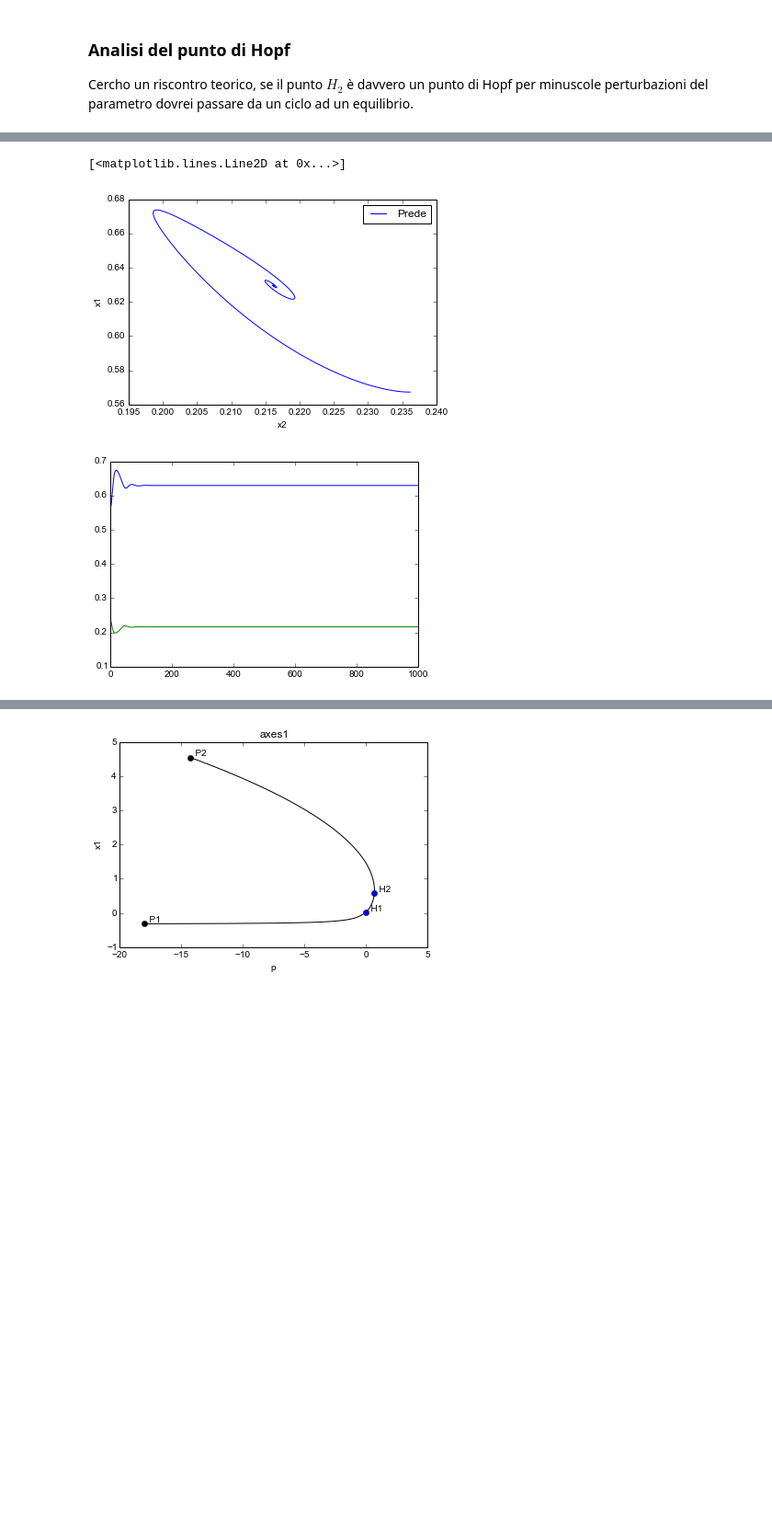
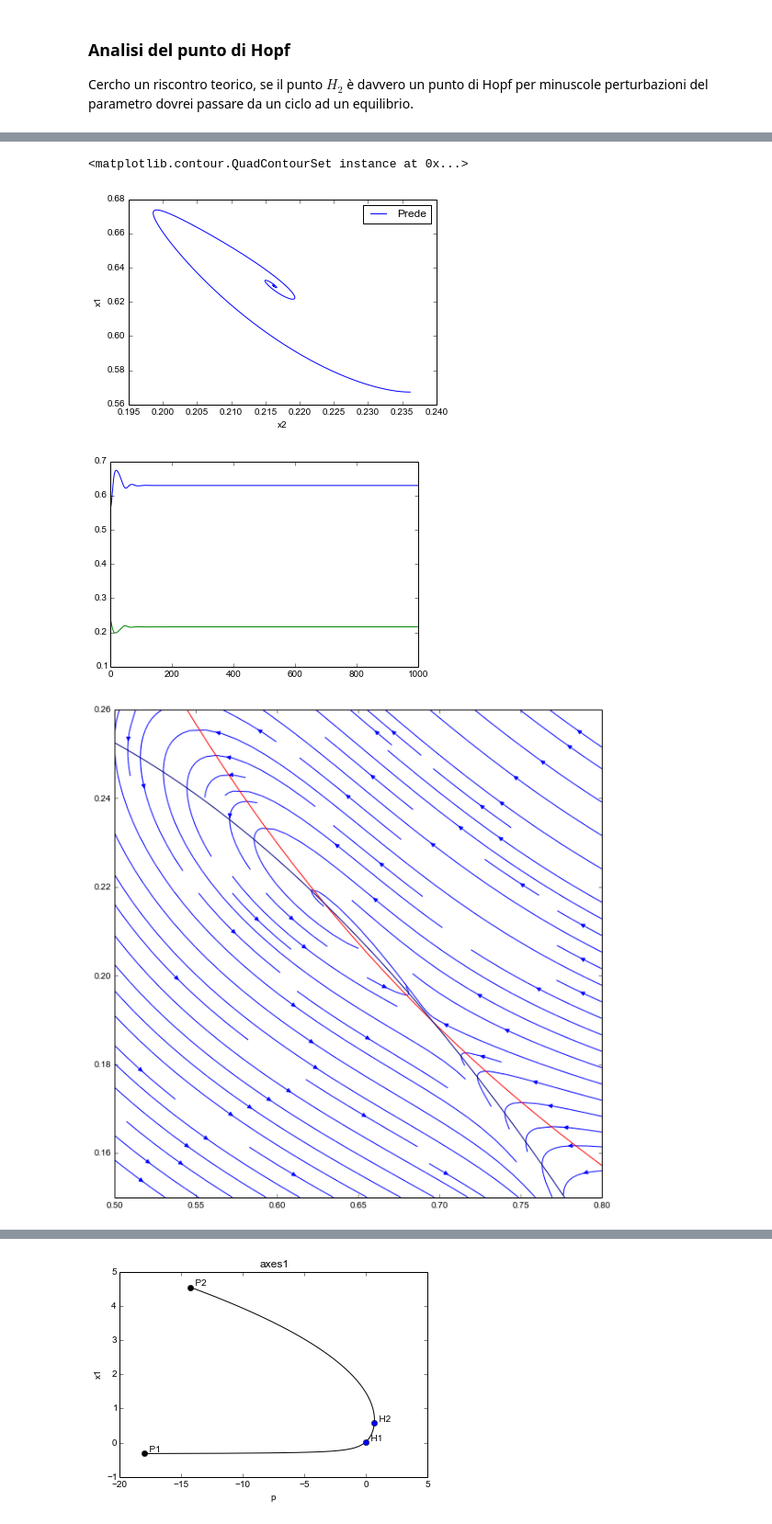
Before and after one commit to siscia/sistemi_dinamici, a Jupyter notebook: Dinamica_Sistemi.ipynb, the cells around one changed output, grey strips where cells are left out. Shown at 92% size. Cells and saved outputs as stored; diff of their text form; code cells hidden in the pictures; blank space fills up the shorter version.

```diff
--- a/Dinamica_Sistemi.ipynb
+++ b/Dinamica_Sistemi.ipynb
@@ -316,23 +344,37 @@ plt.plot(pts['t'], pts['x2'], label = 'Predatori')
 # %%
 H2 = PC['EQ1'].getSpecialPoint('H2')
+
+p = H2['p'] + 1e-2
+
 DS.set(ics = {'x1' : H2['x1'], 'x2' : H2['x2']},
        tdata = [0, 1000],
-       pars = {'p' : H2['p'] + 1e-2})
+       pars = {'p' : p})
 
-traj = DS.compute('Preda-Consumatore p = ' + str(px))
+traj = DS.compute('Preda-Consumatore')
 pts = traj.sample()
 plt.figure()
 plt.plot(pts['x2'], pts['x1'], label = 'Prede')
-#plt.plot(pts['t'], pts['x2'], label = 'Consumatori')
 plt.legend()
 plt.xlabel('x2')
 plt.ylabel('x1')
+
 plt.figure()
 plt.plot(pts['t'], pts['x1'], label = 'Prede')
 plt.plot(pts['t'], pts['x2'], label = 'Predatori')
+
+x1 = np.arange(0.5, 0.8, 0.0005)
+x2 = np.arange(0.15, 0.26, 0.0005)
+X1, X2 = meshgrid(x1, x2)
+
+plt.figure(figsize=(10, 10), dpi=300)
+
+plt.streamplot(X1, X2, x1_dot_fun(X1,X2), x2_dot_fun_param(X1, X2, p))
+plt.contour(X1, X2, x2_dot_fun_param(X1, X2, p), [0], colors = 'red')
+plt.contour(X1, X2, x1_dot_fun(X1, X2), [0])
 # %% [output]
-[<matplotlib.lines.Line2D at 0x...>]
+<matplotlib.contour.QuadContourSet instance at 0x...>
 [figure]
 [figure]
+[figure, added]
 # %%
 H2 = PC['EQ1'].getSpecialPoint('H2')
```
Also changed, not shown: parts of 6 cells of this notebook.
